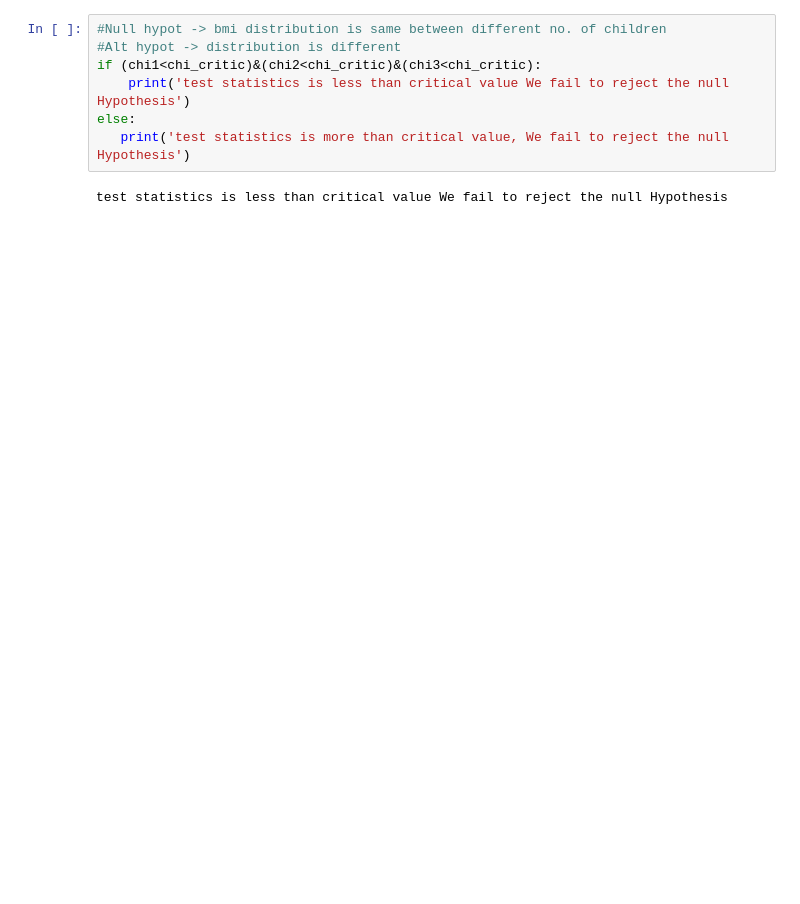
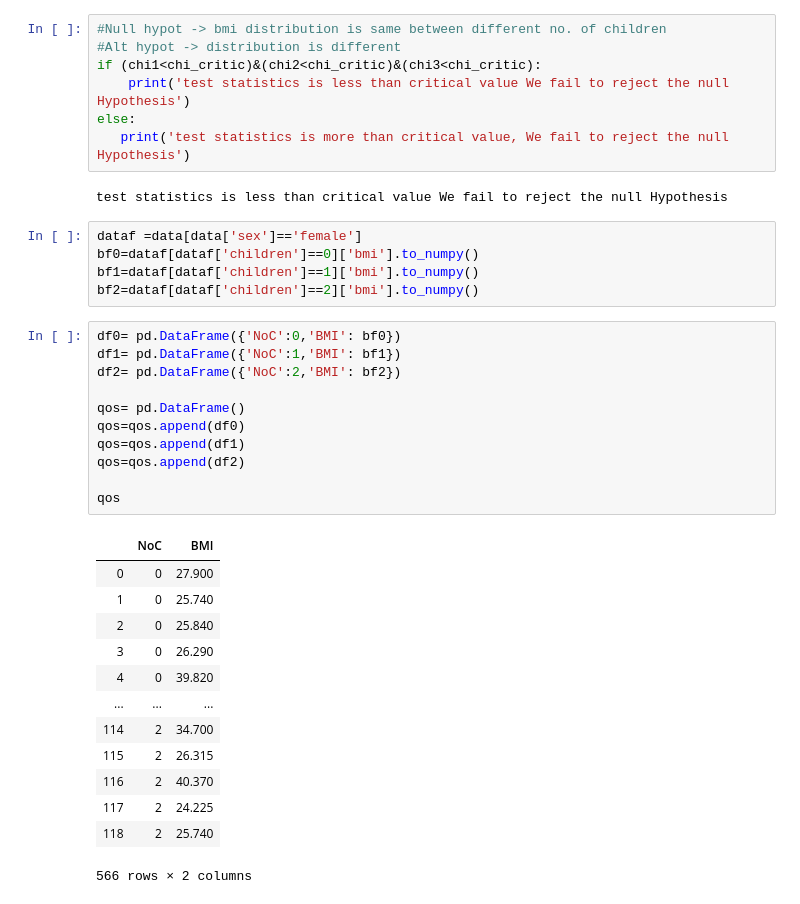
Before and after one commit to shadab019/shadab019, a Jupyter notebook: Statistical Learning _Project_Residency_R2.ipynb, the cells around one changed output. Drawn from its saved outputs; the diff is of its cells as text; blank space fills up the shorter version.

```diff
--- a/Statistical Learning _Project_Residency_R2.ipynb
+++ b/Statistical Learning _Project_Residency_R2.ipynb
@@ -272,3 +272,33 @@ else:
    print('test statistics is more than critical value, We fail to reject the null Hypothesis')
 # %% [output]
 test statistics is less than critical value We fail to reject the null Hypothesis
+# %%
+dataf =data[data['sex']=='female']
+bf0=dataf[dataf['children']==0]['bmi'].to_numpy()
+bf1=dataf[dataf['children']==1]['bmi'].to_numpy()
+bf2=dataf[dataf['children']==2]['bmi'].to_numpy()
+# %%
+df0= pd.DataFrame({'NoC':0,'BMI': bf0})
+df1= pd.DataFrame({'NoC':1,'BMI': bf1})
+df2= pd.DataFrame({'NoC':2,'BMI': bf2})
+
+qos= pd.DataFrame()
+qos=qos.append(df0)
+qos=qos.append(df1)
+qos=qos.append(df2)
+
+qos
+# %% [output]
+|  | NoC | BMI |
+| 0 | 0 | 27.900 |
+| 1 | 0 | 25.740 |
+| 2 | 0 | 25.840 |
+| 3 | 0 | 26.290 |
+| 4 | 0 | 39.820 |
+| ... | ... | ... |
+| 114 | 2 | 34.700 |
+| 115 | 2 | 26.315 |
+| 116 | 2 | 40.370 |
+| 117 | 2 | 24.225 |
+| 118 | 2 | 25.740 |
+566 rows × 2 columns
```
Also changed, not shown: parts of 4 cells of this notebook.
